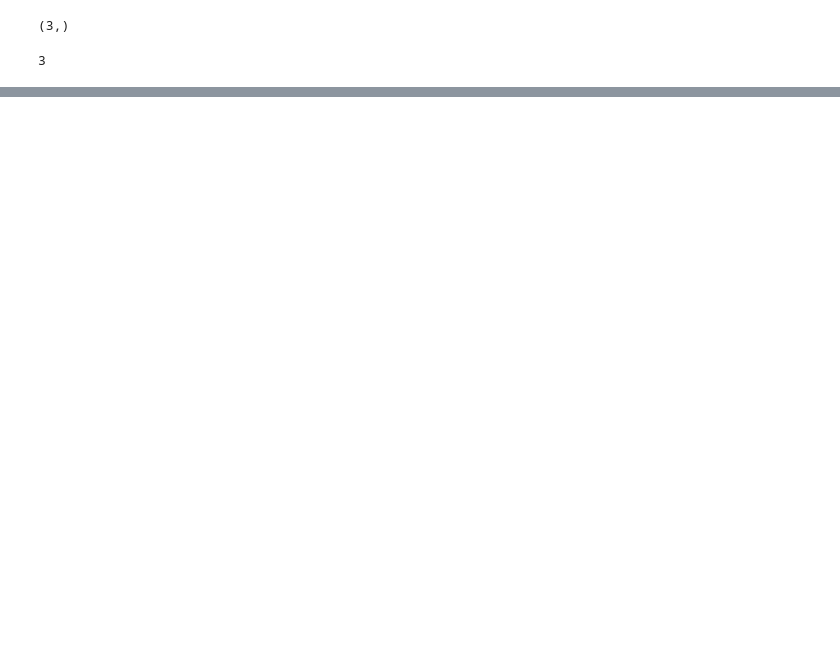
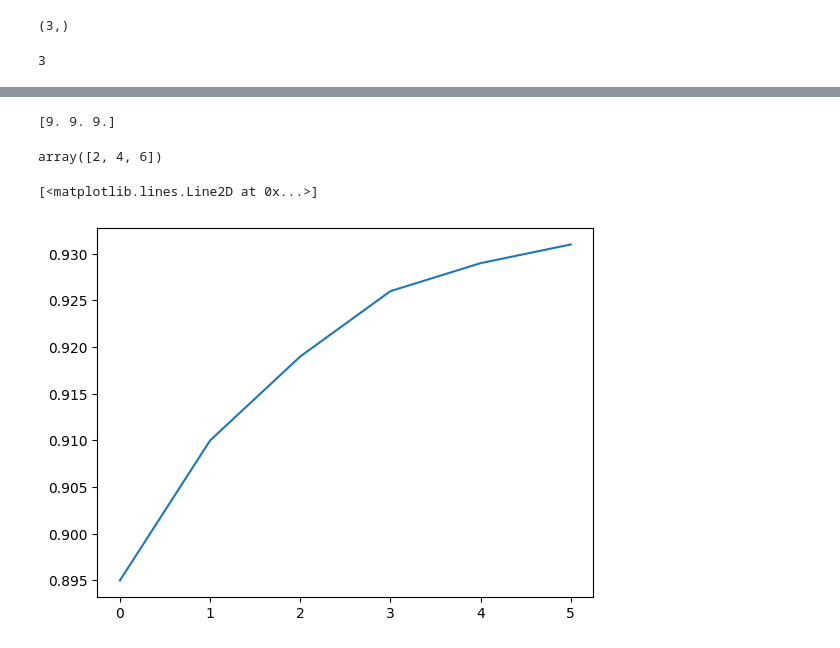
Before and after one commit to preetu1912/preetu_aiml, a Jupyter notebook: labsheet2pynb.ipynb, the cells around one changed output, grey strips where cells are left out. Drawn from its saved outputs; the diff is of its cells as text; code cells hidden in the pictures; blank space fills up the shorter version.

```diff
--- a/labsheet2pynb.ipynb
+++ b/labsheet2pynb.ipynb
@@ -501,0 +130,26 @@ plt.show()
+# %%
+
+f1=np.full(3,9,dtype=float)
+print(f1)
+# %% [output]
+[9. 9. 9.]
+# %%
+a=np.array([1,2,3])
+b=np.array([1,2,3])
+
+
+add=np.add(a,b)
+add
+# %% [output]
+array([2, 4, 6])
+# %%
+import matplotlib.pyplot as plt
+
+
+yield_Apples=[0.895,0.91,0.919,0.926,0.929,0.931]
+
+
+plt.plot(yield_Apples)
+# %% [output]
+[<matplotlib.lines.Line2D at 0x...>]
+[figure, added]
```
Also changed, not shown: parts of 95 cells of this notebook.
